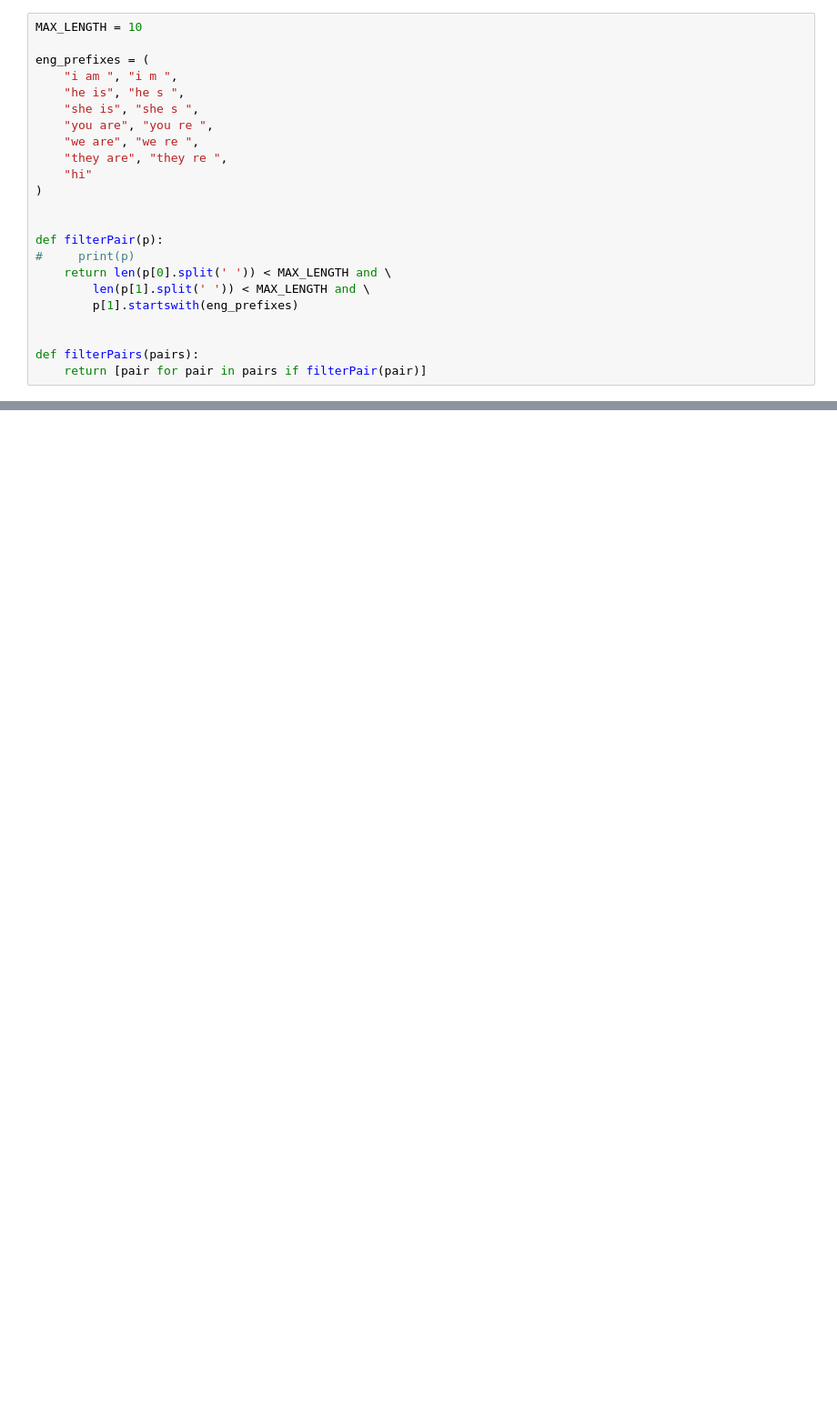
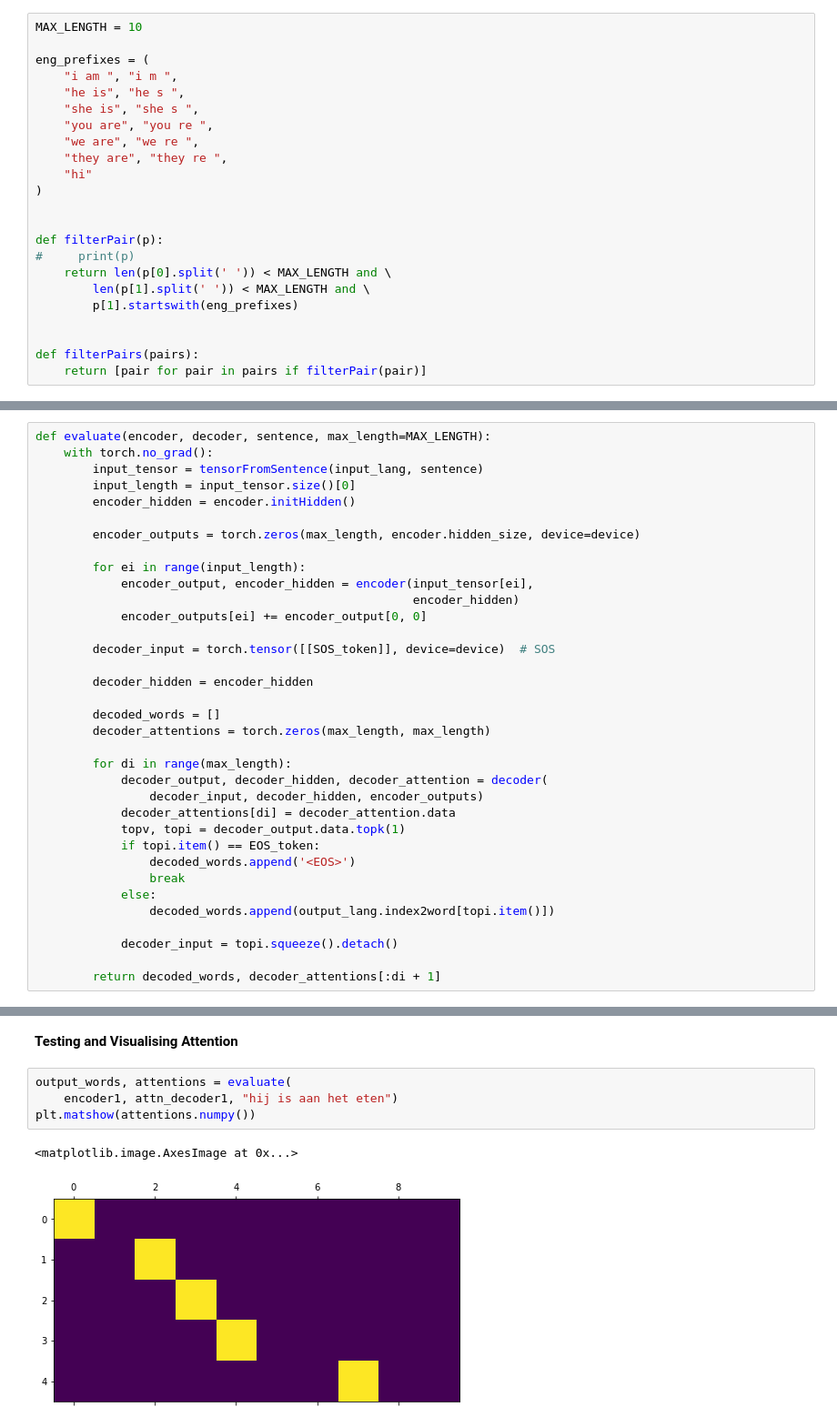
Before and after one commit to vrajeshtrichy/AI-ML-NLP-MachineTranslation, a Jupyter notebook: Translation-Dutch-to-English-PyTorch-Seq2Seq-RNN.ipynb, the cells around one changed output, grey strips where cells are left out. Shown: that part at 91% size. Cells and saved outputs as stored; diff of their text form; blank space fills up the shorter version.

```diff
--- a/Translation-Dutch-to-English-PyTorch-Seq2Seq-RNN.ipynb
+++ b/Translation-Dutch-to-English-PyTorch-Seq2Seq-RNN.ipynb
@@ -248,0 +373,35 @@ for line in glove_file:
+# %%
+def evaluate(encoder, decoder, sentence, max_length=MAX_LENGTH):
+    with torch.no_grad():
+        input_tensor = tensorFromSentence(input_lang, sentence)
+        input_length = input_tensor.size()[0]
+        encoder_hidden = encoder.initHidden()
+
+        encoder_outputs = torch.zeros(max_length, encoder.hidden_size, device=device)
+
+        for ei in range(input_length):
+            encoder_output, encoder_hidden = encoder(input_tensor[ei],
+                                                     encoder_hidden)
+            encoder_outputs[ei] += encoder_output[0, 0]
+
+        decoder_input = torch.tensor([[SOS_token]], device=device)  # SOS
+
+        decoder_hidden = encoder_hidden
+
+        decoded_words = []
+        decoder_attentions = torch.zeros(max_length, max_length)
+
+        for di in range(max_length):
+            decoder_output, decoder_hidden, decoder_attention = decoder(
+                decoder_input, decoder_hidden, encoder_outputs)
+            decoder_attentions[di] = decoder_attention.data
+            topv, topi = decoder_output.data.topk(1)
+            if topi.item() == EOS_token:
+                decoded_words.append('<EOS>')
+                break
+            else:
+                decoded_words.append(output_lang.index2word[topi.item()])
+
+            decoder_input = topi.squeeze().detach()
+
+        return decoded_words, decoder_attentions[:di + 1]
@@ -248,0 +464,9 @@ for line in glove_file:
+# %% [markdown]
+**Testing and Visualising Attention**
+# %%
+output_words, attentions = evaluate(
+    encoder1, attn_decoder1, "hij is aan het eten")
+plt.matshow(attentions.numpy())
+# %% [output]
+<matplotlib.image.AxesImage at 0x...>
+[figure, added]
```
Also changed, not shown: parts of 49 cells of this notebook, 4 other files.
